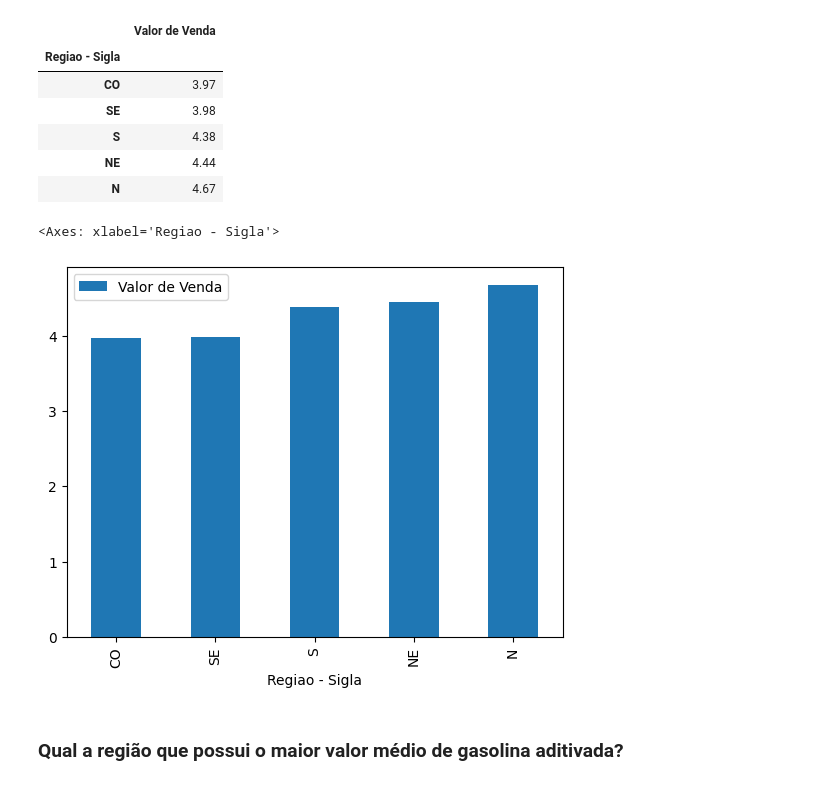
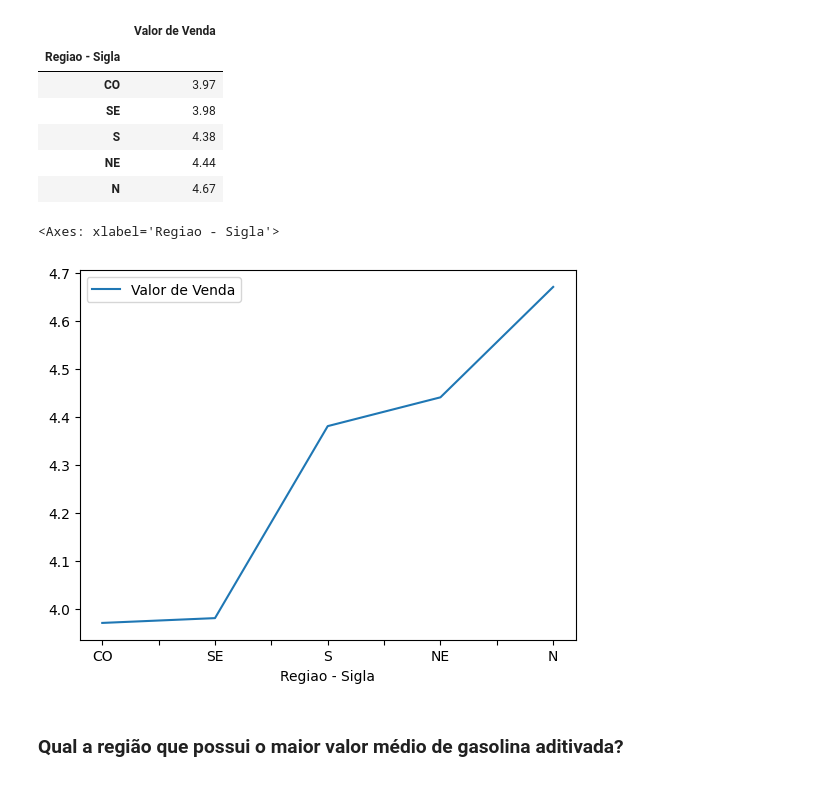
Before and after one commit to CassioRibeiro/PGM4, a Jupyter notebook: PGM4.ipynb, the cells around one changed output. Drawn from its saved outputs; the diff is of its cells as text; code cells hidden in the pictures.

```diff
--- a/PGM4.ipynb
+++ b/PGM4.ipynb
@@ -431,10 +389,10 @@ caroetanol_regiao
 | NE | 4.44 |
 | N | 4.67 |
 # %%
-caroetanol_regiao.plot.bar()
+caroetanol_regiao.plot.line()
 # %% [output]
 <Axes: xlabel='Regiao - Sigla'>
-[figure, old version]
+[figure, new version]
 # %% [markdown]
 ### Qual a região que possui o maior valor médio de gasolina aditivada?
 # %%
```
Also changed, not shown: parts of 27 cells of this notebook.
